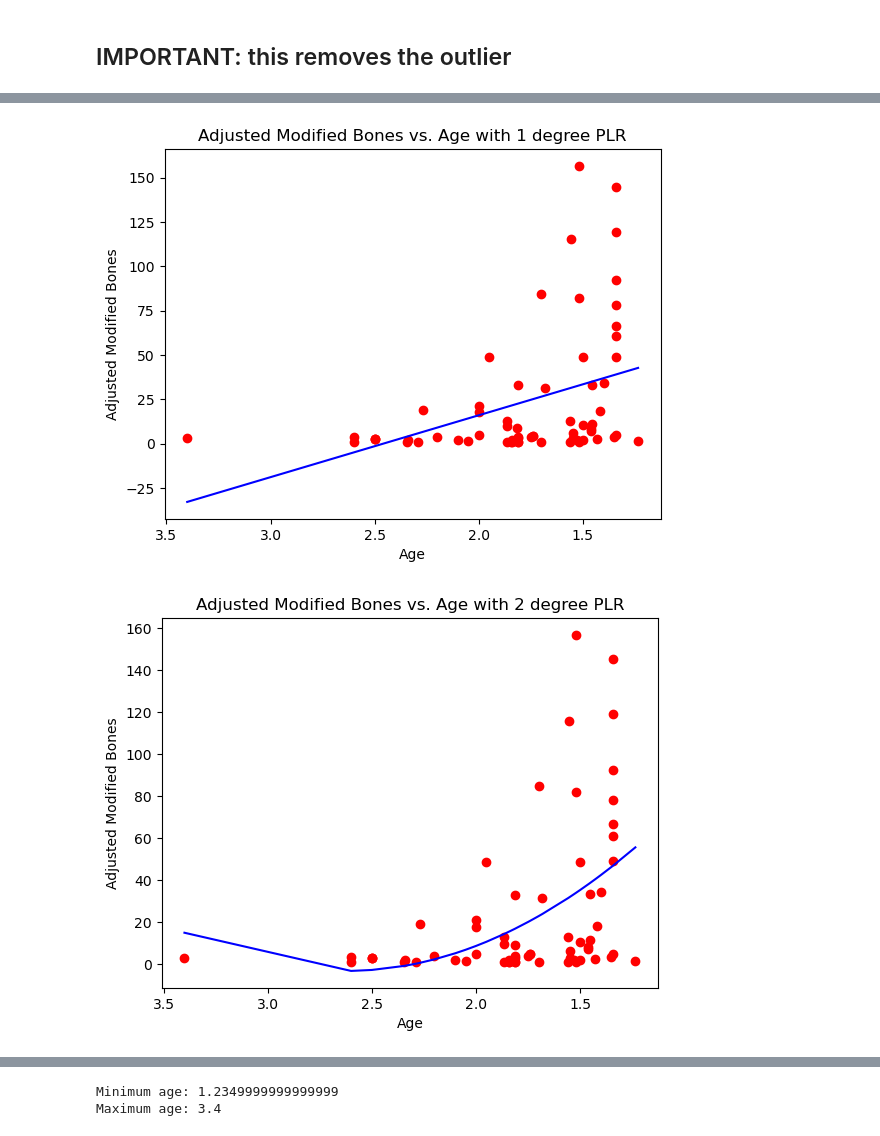
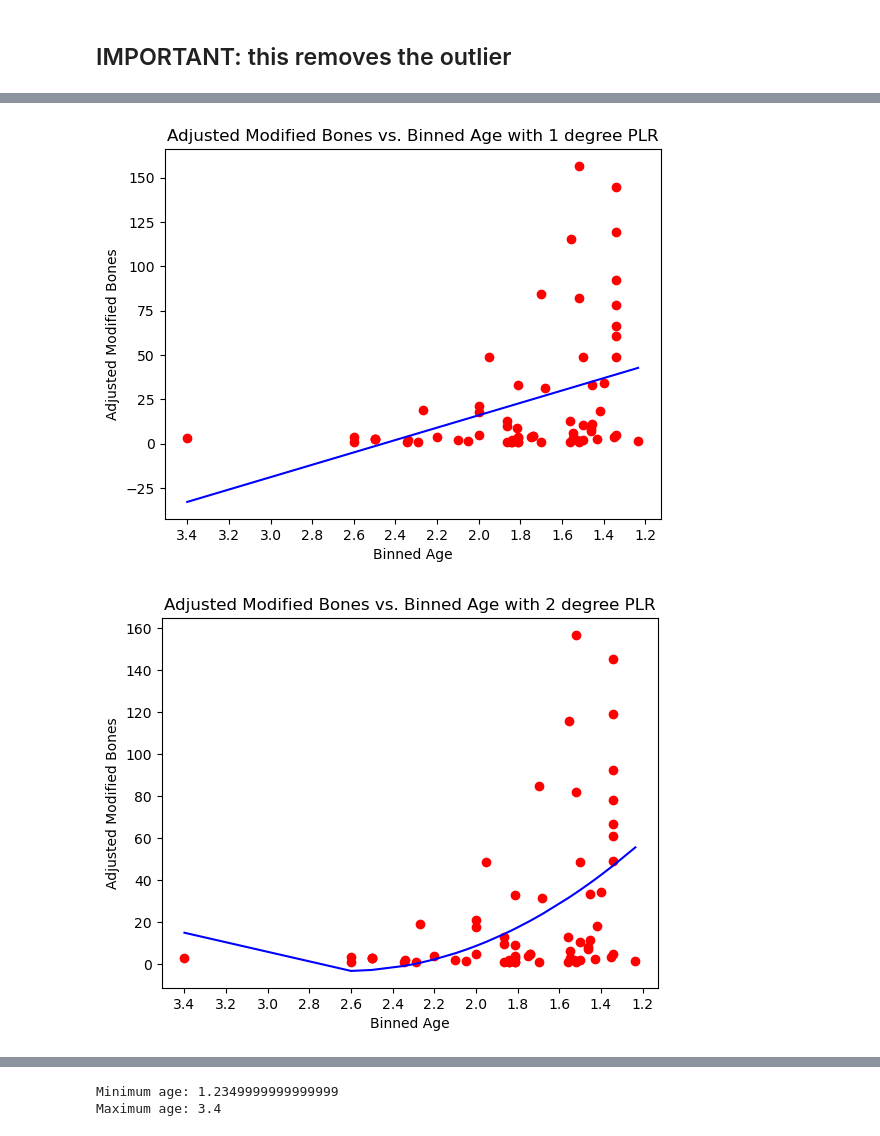
Before and after one commit to Rhys-sg/hominin-carnivory, a Jupyter notebook: carn_analysis_no_outlier.ipynb, the cells around one changed output, grey strips where cells are left out. Drawn from its saved outputs; the diff is of its cells as text; code cells hidden in the pictures.

```diff
--- a/carn_analysis_no_outlier.ipynb
+++ b/carn_analysis_no_outlier.ipynb
@@ -221,37 +220,49 @@ plt.show()
 # %%
-# Implement polynomial regression models with varying degrees.
-
+from sklearn.metrics import mean_squared_error, r2_score
 from sklearn.preprocessing import PolynomialFeatures
 from sklearn.linear_model import LinearRegression
-from sklearn import metrics
-import matplotlib.pyplot as plt
-import numpy as np
+
+best_degree = None
+mse = []
+r2 = []
+equation = []
 
 degrees = 1
-errors = {"MAE": [], "MSE": [], "RMSE": [], "R-Squared": []}
 
-while degrees < 5:
+while degrees <= 5:
     poly_reg = PolynomialFeatures(degree=degrees)
     X_train_poly = poly_reg.fit_transform(X)
-    X_test_poly = poly_reg.transform(X)
 
     # Training the Polynomial Regression model on the whole dataset
     Poly_reg_model = LinearRegression()
     Poly_reg_model.fit(X_train_poly, y)
 
+    # Predicting on the training data
+    y_pred = Poly_reg_model.predict(X_train_poly)
+
+    # Update best model summaries
+    mse += [mean_squared_error(y, y_pred)]
+    r2 += [r2_score(y, y_pred)]
+    current_equation = f"{round(Poly_reg_model.intercept_, 2)}"
+    for i, coef in enumerate(Poly_reg_model.coef_[1:], start=1):
+        current_equation += f" + {round(coef, 2)} * x^{i}"
+
+    equation += [current_equation]
+
     # Visualising the Training set results
     plt.scatter(X, y, color='red')
-    plt.title(f'Adjusted Modified Bones vs. Age with {degrees} degree PLR')
-    plt.xlabel('Age')
+    plt.title(f'Adjusted Modified Bones vs. Binned Age with {degrees} degree PLR')
+    plt.xlabel('Binned Age')
+    plt.gca().xaxis.set_major_locator(MultipleLocator(0.2))
     plt.ylabel('Adjusted Modified Bones')
-    plt.gca().invert_xaxis() # Flip x-axis
 
     # Plotting the regression line
-    X_train_sorted, Y_pred_sorted = zip(*sorted(zip(X, Poly_reg_model.predict(X_train_poly))))
+    X_train_sorted, Y_pred_sorted = zip(*sorted(zip(X, y_pred)))
     plt.plot(X_train_sorted, Y_pred_sorted, color='blue')
+    plt.gca().invert_xaxis()  # Flip x-axis
     plt.show()
 
     degrees += 1
 # %% [output]
-[figure, old version]
+[figure, new version]
-[figure, old version]
+[figure, new version]
```
Also changed, not shown: parts of 9 cells of this notebook, 2 other files.
